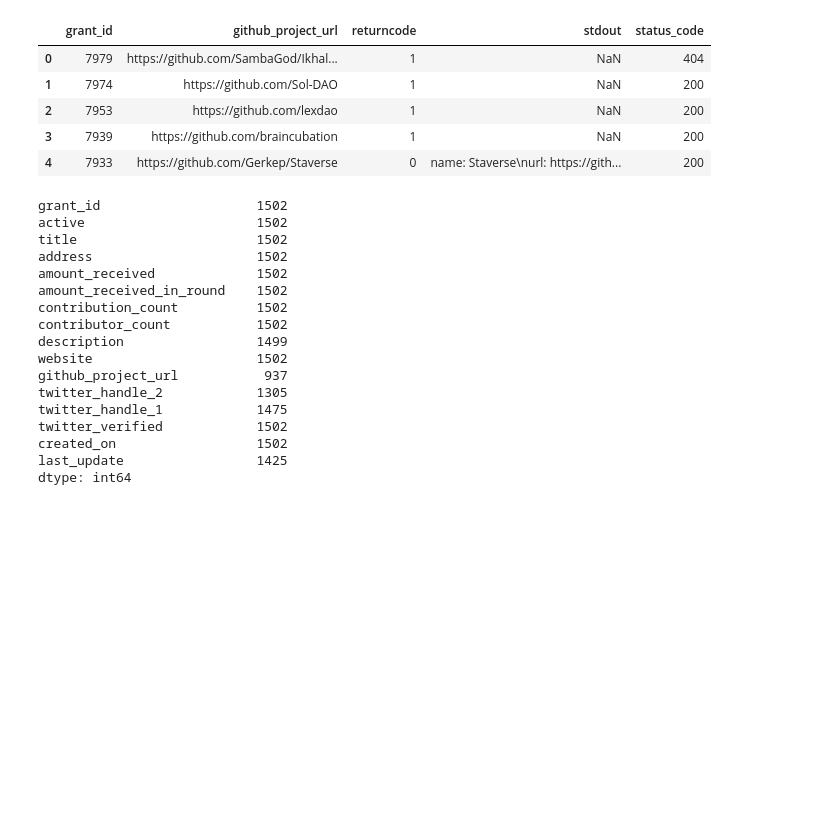
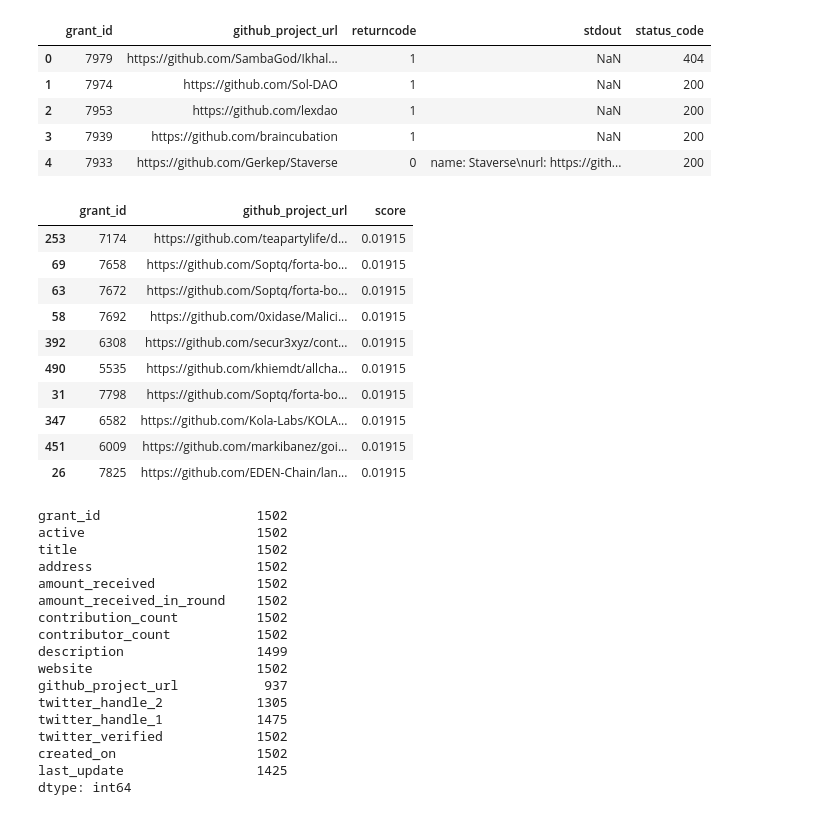
Before and after one commit to junta/gitcoin-data-hackathon, a Jupyter notebook: preprocessing/human.ipynb, the cells around one changed output. Cells and saved outputs as stored; diff of their text form; code cells hidden in the pictures; blank space fills up the shorter version.

```diff
--- a/preprocessing/human.ipynb
+++ b/preprocessing/human.ipynb
@@ -66,14 +94,26 @@ repo_count = pd.DataFrame(d)
 # %%
 #valid_repo['score'].mean()
 repository_score.head()
 repository_score.groupby('returncode').count()
-# 正常データは280のみ
-valid_repo.sort_values('score', ascending=False).head(10)[['grant_id', 'github_project_url', 'score']]
+# valid repo: 280
+valid_repo.sort_values('score', ascending=True).head(10)[['grant_id', 'github_project_url', 'score']]
 
 
 #show hist
 #valid_repo.describe()
 
-fig = px.histogram(valid_repo, x="score")
-fig.show()
+#fig = px.histogram(valid_repo, x="score")
+#fig.show()
+# %% [output]
+|  | grant_id | github_project_url | score |
+| 253 | 7174 | https://github.com/teapartylife/d... | 0.01915 |
+| 69 | 7658 | https://github.com/Soptq/forta-bo... | 0.01915 |
+| 63 | 7672 | https://github.com/Soptq/forta-bo... | 0.01915 |
+| 58 | 7692 | https://github.com/0xidase/Malici... | 0.01915 |
+| 392 | 6308 | https://github.com/secur3xyz/cont... | 0.01915 |
+| 490 | 5535 | https://github.com/khiemdt/allcha... | 0.01915 |
+| 31 | 7798 | https://github.com/Soptq/forta-bo... | 0.01915 |
+| 347 | 6582 | https://github.com/Kola-Labs/KOLA... | 0.01915 |
+| 451 | 6009 | https://github.com/markibanez/goi... | 0.01915 |
+| 26 | 7825 | https://github.com/EDEN-Chain/lan... | 0.01915 |
 # %%
```
Also changed, not shown: parts of 6 cells of this notebook, 3 other files.
